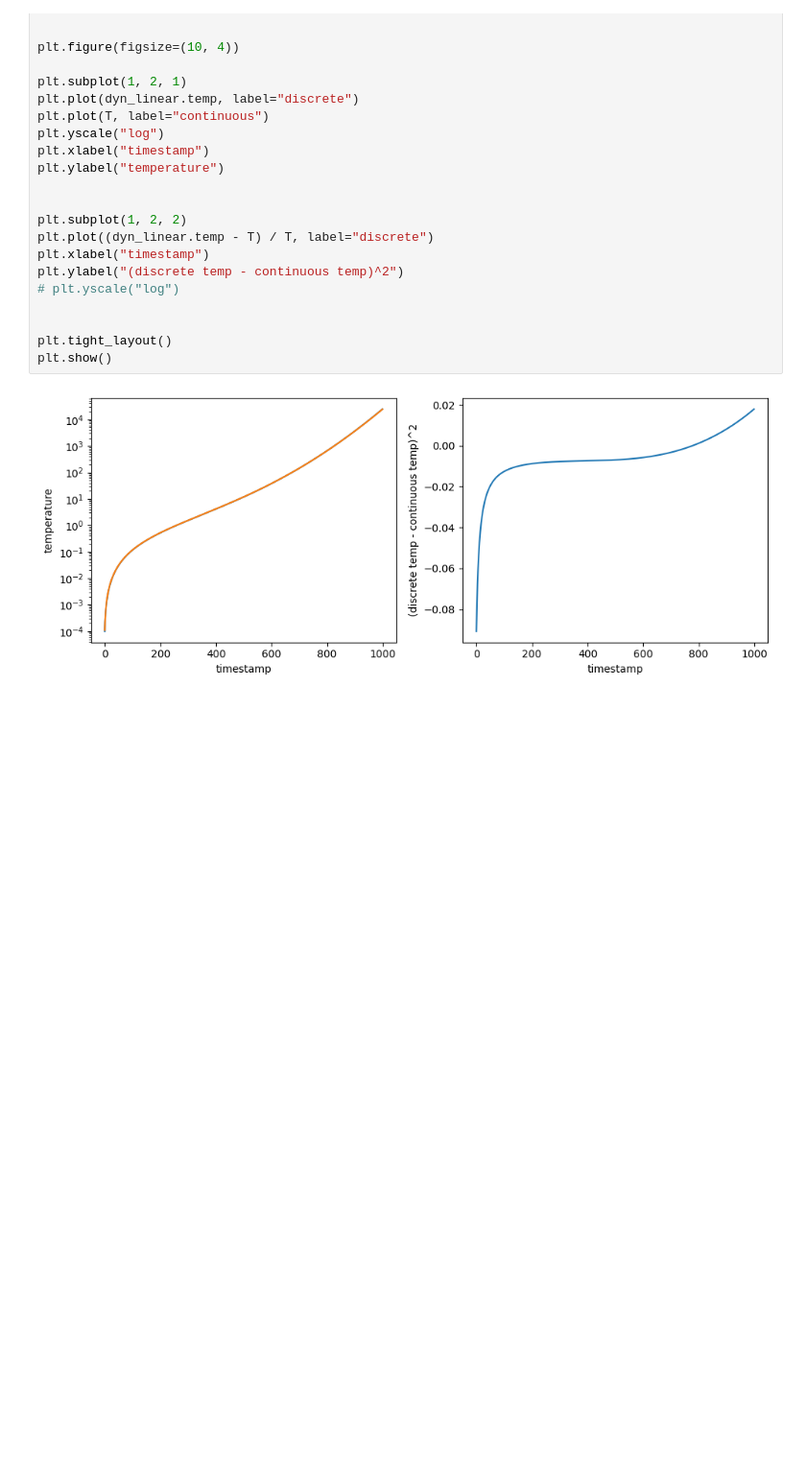
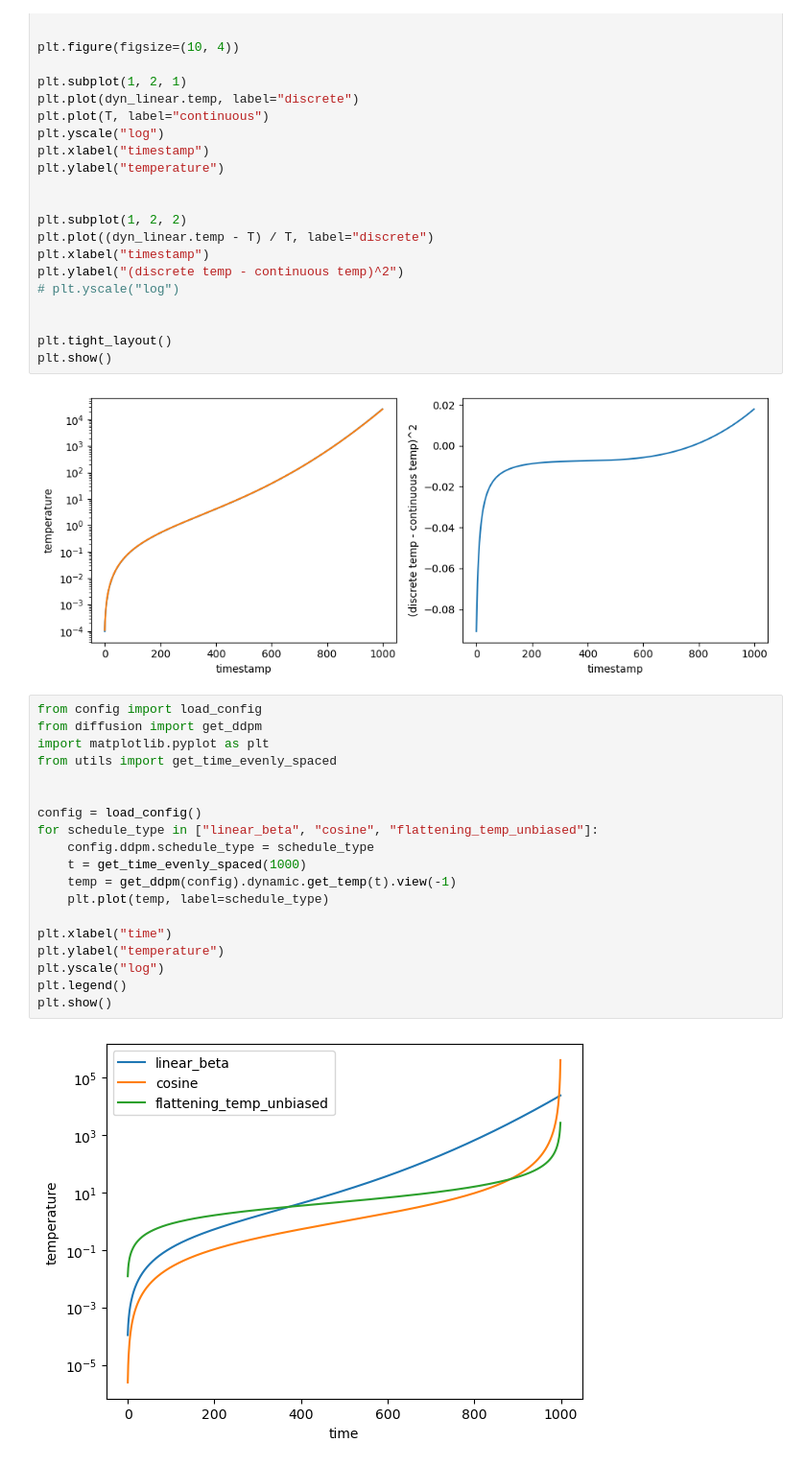
Before and after one commit to antoniibelyshev/physics-of-diffusion-models, a Jupyter notebook: compare_schedules.ipynb, the cells around one changed output. Shown at 96% size. Drawn from its saved outputs; the diff is of its cells as text; blank space fills up the shorter version.

```diff
--- a/compare_schedules.ipynb
+++ b/compare_schedules.ipynb
@@ -88,3 +90,24 @@ plt.tight_layout()
 plt.show()
 # %% [output]
 [figure]
+# %%
+from config import load_config
+from diffusion import get_ddpm
+import matplotlib.pyplot as plt
+from utils import get_time_evenly_spaced
+
+
+config = load_config()
+for schedule_type in ["linear_beta", "cosine", "flattening_temp_unbiased"]:
+    config.ddpm.schedule_type = schedule_type
+    t = get_time_evenly_spaced(1000)
+    temp = get_ddpm(config).dynamic.get_temp(t).view(-1)
+    plt.plot(temp, label=schedule_type)
+
+plt.xlabel("time")
+plt.ylabel("temperature")
+plt.yscale("log")
+plt.legend()
+plt.show()
+# %% [output]
+[figure, added]
```
Also changed, not shown: parts of 1 cell of this notebook, 21 other files.
